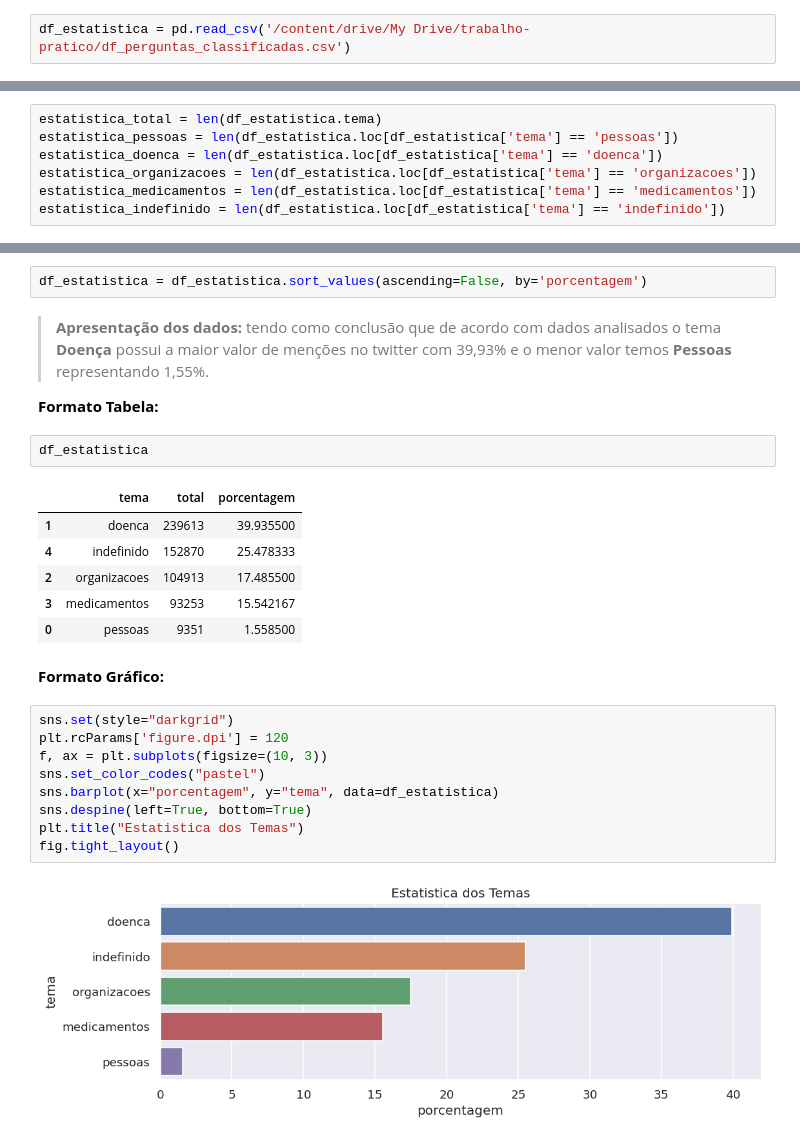
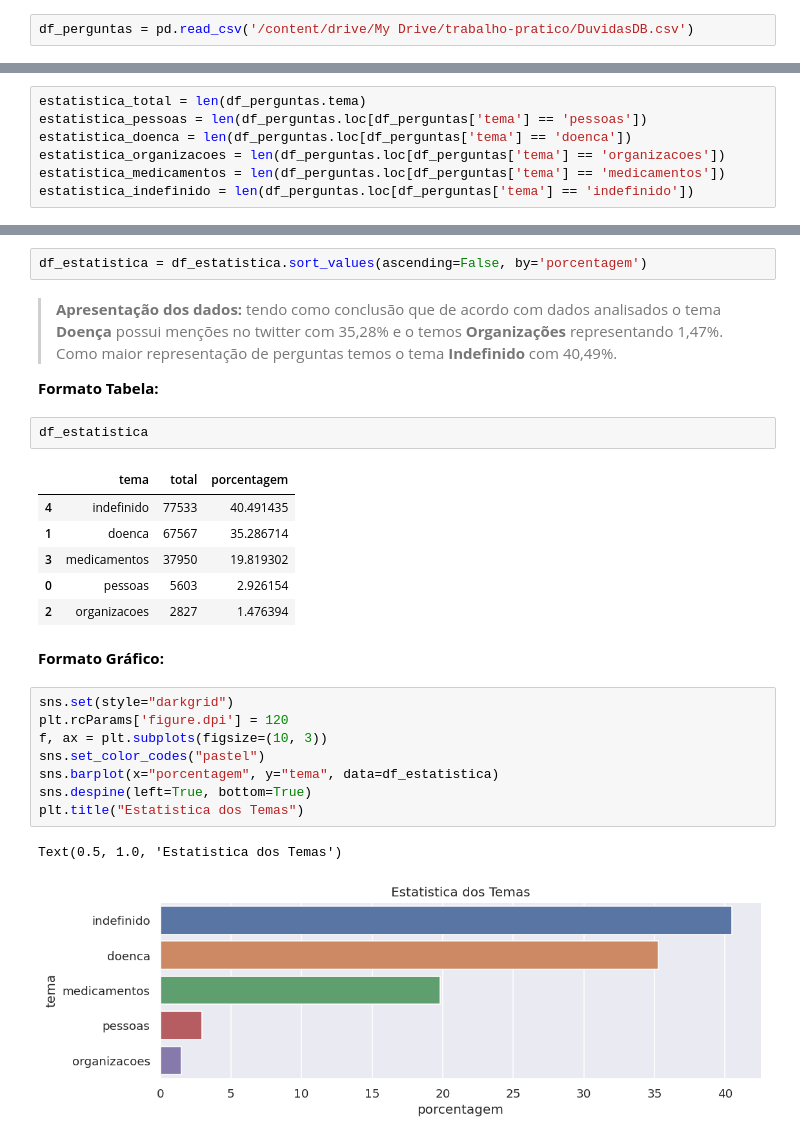
Before and after one commit to ednux/data-science-twitters-covid, a Jupyter notebook: main.ipynb, the cells around one changed output, grey strips where cells are left out. Cells and saved outputs as stored; diff of their text form.

```diff
--- a/main.ipynb
+++ b/main.ipynb
@@ -1112,14 +1102,14 @@ Dataset DuvidasDB ja foi classificado
 # %% [markdown]
 Carregando dataset `df_perguntas_classificacao.csv`
 # %%
-df_estatistica = pd.read_csv('/content/drive/My Drive/trabalho-pratico/df_perguntas_classificadas.csv')
+df_perguntas = pd.read_csv('/content/drive/My Drive/trabalho-pratico/DuvidasDB.csv')
 # %% [markdown]
 Contagem dos registros de acordo com cada classficação
 # %%
-estatistica_total = len(df_estatistica.tema)
-estatistica_pessoas = len(df_estatistica.loc[df_estatistica['tema'] == 'pessoas'])
-estatistica_doenca = len(df_estatistica.loc[df_estatistica['tema'] == 'doenca'])
-estatistica_organizacoes = len(df_estatistica.loc[df_estatistica['tema'] == 'organizacoes'])
-estatistica_medicamentos = len(df_estatistica.loc[df_estatistica['tema'] == 'medicamentos'])
-estatistica_indefinido = len(df_estatistica.loc[df_estatistica['tema'] == 'indefinido'])
+estatistica_total = len(df_perguntas.tema)
+estatistica_pessoas = len(df_perguntas.loc[df_perguntas['tema'] == 'pessoas'])
+estatistica_doenca = len(df_perguntas.loc[df_perguntas['tema'] == 'doenca'])
+estatistica_organizacoes = len(df_perguntas.loc[df_perguntas['tema'] == 'organizacoes'])
+estatistica_medicamentos = len(df_perguntas.loc[df_perguntas['tema'] == 'medicamentos'])
+estatistica_indefinido = len(df_perguntas.loc[df_perguntas['tema'] == 'indefinido'])
 # %% [markdown]
@@ -1134,28 +1124,28 @@ df_estatistica = pd.DataFrame({
 df_estatistica = df_estatistica.sort_values(ascending=False, by='porcentagem')
 # %% [markdown]
 
-> **Apresentação dos dados:** tendo como conclusão que de acordo com dados analisados o tema **Doença** possui a maior valor de menções no twitter com 39,93% e o menor valor temos **Pessoas** representando 1,55%.
+> **Apresentação dos dados:** tendo como conclusão que de acordo com dados analisados o tema **Doença** possui menções no twitter com 35,28% e o temos **Organizações** representando 1,47%. Como maior representação de perguntas temos o tema **Indefinido** com 40,49%.
 
 **Formato Tabela:**
 # %%
 df_estatistica
 # %% [output]
 |  | tema | total | porcentagem |
-| 1 | doenca | 239613 | 39.935500 |
-| 4 | indefinido | 152870 | 25.478333 |
-| 2 | organizacoes | 104913 | 17.485500 |
-| 3 | medicamentos | 93253 | 15.542167 |
-| 0 | pessoas | 9351 | 1.558500 |
+| 4 | indefinido | 77533 | 40.491435 |
+| 1 | doenca | 67567 | 35.286714 |
+| 3 | medicamentos | 37950 | 19.819302 |
+| 0 | pessoas | 5603 | 2.926154 |
+| 2 | organizacoes | 2827 | 1.476394 |
 # %% [markdown]
 **Formato Gráfico:**
 # %%
 sns.set(style="darkgrid")
 plt.rcParams['figure.dpi'] = 120
 f, ax = plt.subplots(figsize=(10, 3))
 sns.set_color_codes("pastel")
 sns.barplot(x="porcentagem", y="tema", data=df_estatistica)
 sns.despine(left=True, bottom=True)
 plt.title("Estatistica dos Temas")
-fig.tight_layout()
 # %% [output]
+Text(0.5, 1.0, 'Estatistica dos Temas')
-[figure, old version]
+[figure, new version]
```
Also changed, not shown: parts of 10 cells of this notebook.
